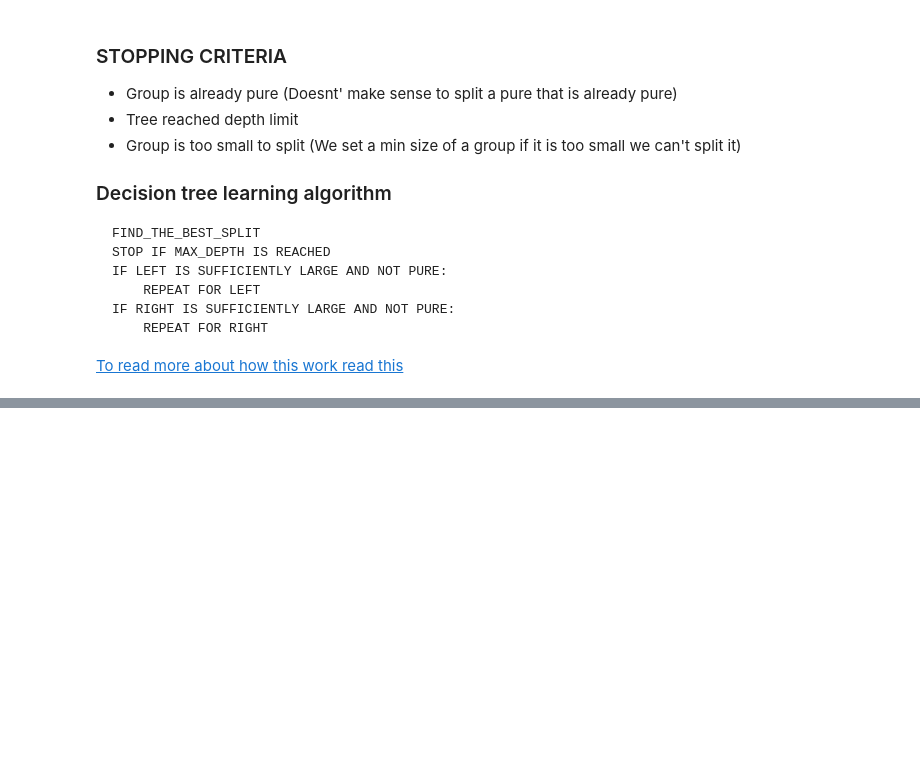
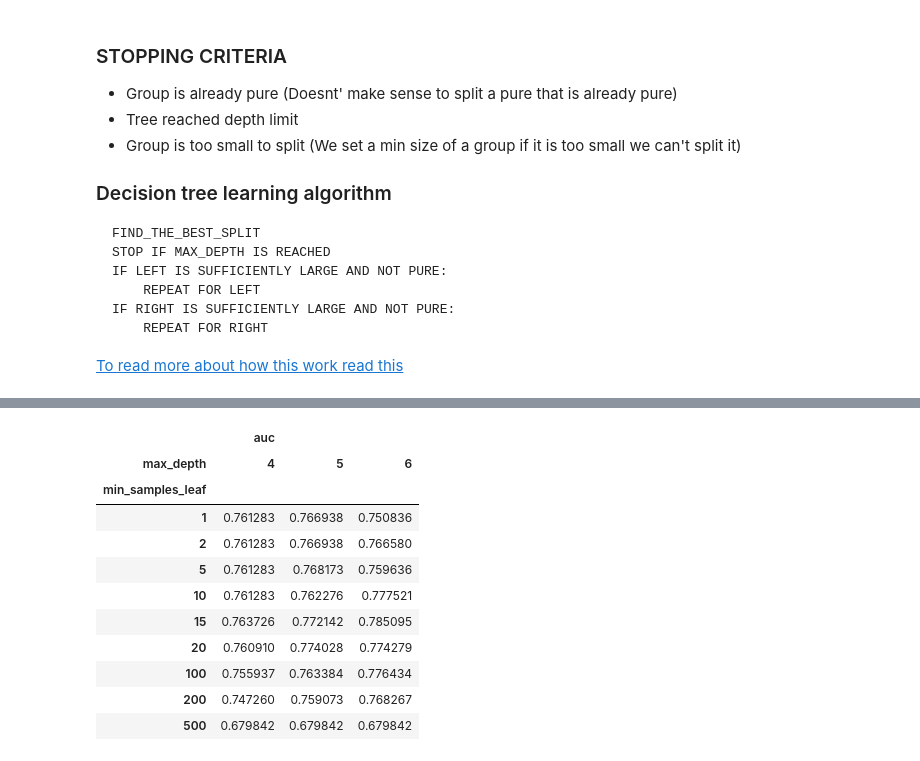
Before and after one commit to kasteion/ml-zoomcamp-2024, a Jupyter notebook: 06-decision-trees/06-decision-trees-and-ensemble-learning.ipynb, the cells around one changed output, grey strips where cells are left out. Saved outputs shown, nothing was run; the diff lists cells and outputs as text; code cells hidden in the pictures; blank space fills up the shorter version.

```diff
--- a/06-decision-trees/06-decision-trees-and-ensemble-learning.ipynb
+++ b/06-decision-trees/06-decision-trees-and-ensemble-learning.ipynb
@@ -578,0 +639,16 @@ IF RIGHT IS SUFFICIENTLY LARGE AND NOT PURE:
+# %%
+df_scores_pivot = df_scores.pivot_table(index='min_samples_leaf', columns=['max_depth'], values=['auc'])
+df_scores_pivot
+# %% [output]
+|  | auc |  |  |
+| max_depth | 4 | 5 | 6 |
+| min_samples_leaf |  |  |  |
+| 1 | 0.761283 | 0.766938 | 0.750836 |
+| 2 | 0.761283 | 0.766938 | 0.766580 |
+| 5 | 0.761283 | 0.768173 | 0.759636 |
+| 10 | 0.761283 | 0.762276 | 0.777521 |
+| 15 | 0.763726 | 0.772142 | 0.785095 |
+| 20 | 0.760910 | 0.774028 | 0.774279 |
+| 100 | 0.755937 | 0.763384 | 0.776434 |
+| 200 | 0.747260 | 0.759073 | 0.768267 |
+| 500 | 0.679842 | 0.679842 | 0.679842 |
```
Also changed, not shown: parts of 7 cells of this notebook.
